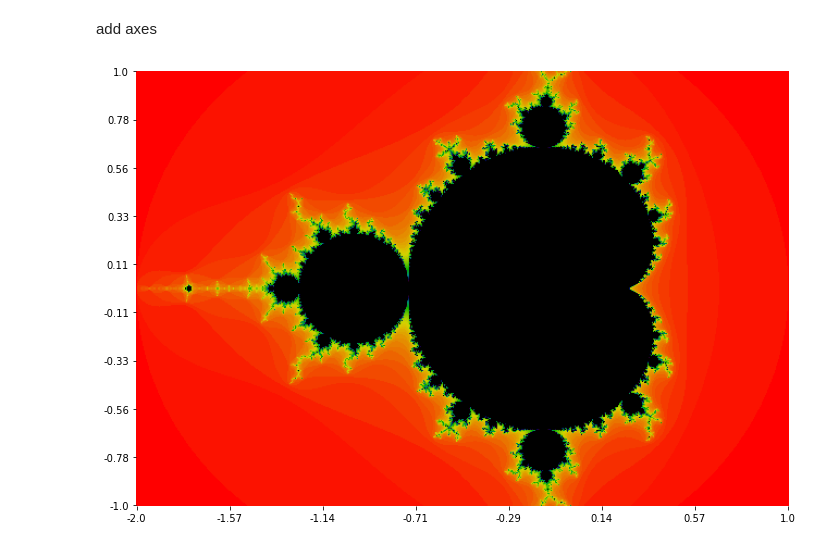
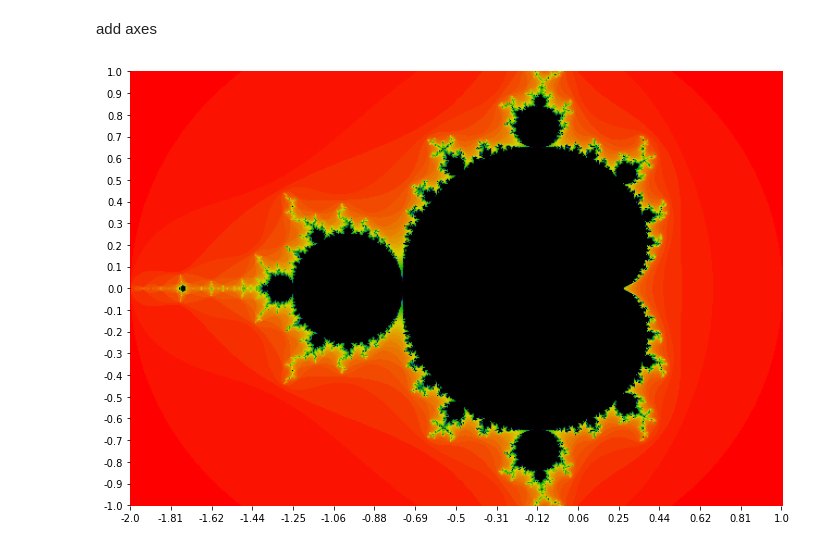
Before and after one commit to Jwalin1/Python-programs, a Jupyter notebook: Fractals/Mandelbrot_fractal.ipynb, the cells around one changed output. Drawn from its saved outputs; the diff is of its cells as text; code cells hidden in the pictures.

```diff
--- a/Fractals/Mandelbrot_fractal.ipynb
+++ b/Fractals/Mandelbrot_fractal.ipynb
@@ -80,23 +80,26 @@ add axes
 # %%
   image = np.asarray(img) # converting it to ndarray
 
   dpi = plt.rcParams['figure.dpi'] # get the default dpi value
   dpi=50
   fig_size = (img.size[0]/dpi, img.size[1]/dpi) # figure size
 
   fig, ax = plt.subplots(1, figsize=fig_size)
   ax.imshow(image)
 
-  xticks = np.linspace(img_x0,img_x1-1,len(ax.get_xticks()))
-  yticks = np.linspace(img_y0,img_y1-1,len(ax.get_yticks()))
-  xlabels = np.round(np.linspace(frac_x0,frac_x1,len(xticks)),2)
-  ylabels = np.round(np.linspace(frac_y1,frac_y0,len(yticks)),2)
+  xlen = 2*len(ax.get_xticks())
+  ylen = 2*len(ax.get_yticks())
+  xlen += (xlen+1)%2; ylen += (ylen+1)%2
+  xticks = np.linspace(img_x0,img_x1-1,xlen)
+  yticks = np.linspace(img_y0,img_y1-1,ylen)
+  xlabels = np.round(np.linspace(frac_x0,frac_x1,xlen),2)
+  ylabels = np.round(np.linspace(frac_y1,frac_y0,ylen),2)
 
   ax.set_xticks(xticks)
   ax.set_xticklabels(xlabels)
   ax.set_yticks(yticks)
   ax.set_yticklabels(ylabels)
 
   ax.set_frame_on(False)
 # %% [output]
-[figure, old version]
+[figure, new version]
```
Also changed, not shown: 1 other file.
